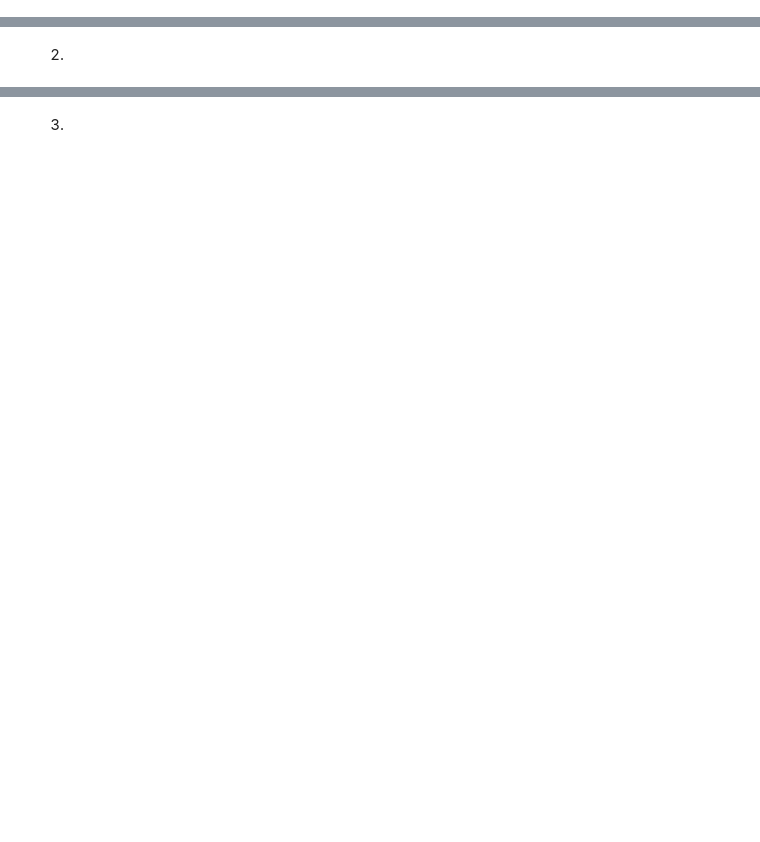
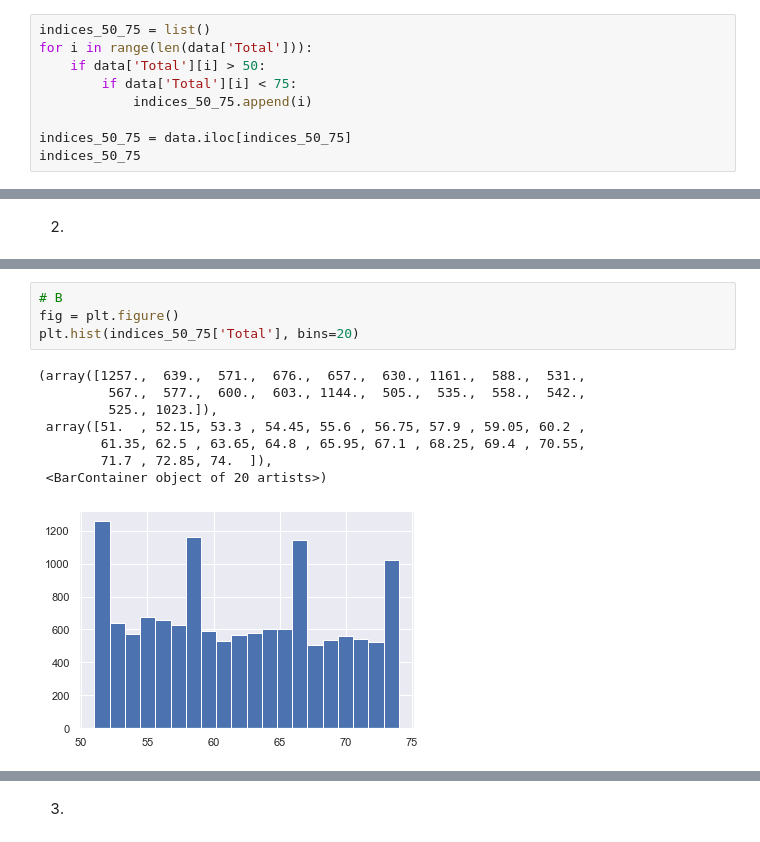
Before and after one commit to nwstetson/PythonTutorials, a Jupyter notebook: tutorial023-ReviewOfIndexingAndLoops.ipynb, the cells around one changed output, grey strips where cells are left out. Saved outputs shown, nothing was run; the diff lists cells and outputs as text; blank space fills up the shorter version.

```diff
--- a/tutorial023-ReviewOfIndexingAndLoops.ipynb
+++ b/tutorial023-ReviewOfIndexingAndLoops.ipynb
@@ -363,2 +407,11 @@ Using the bikers dataframe, what we've discussed above, and some of the plot mak
 # %% [markdown]
 1. (b)
+# %%
+indices_50_75 = list()
+for i in range(len(data['Total'])):
+    if data['Total'][i] > 50:
+        if data['Total'][i] < 75:
+            indices_50_75.append(i)
+
+indices_50_75 = data.iloc[indices_50_75]
+indices_50_75
@@ -368,0 +475,13 @@ Using the bikers dataframe, what we've discussed above, and some of the plot mak
+# %%
+# B
+fig = plt.figure()
+plt.hist(indices_50_75['Total'], bins=20)
+# %% [output]
+(array([1257.,  639.,  571.,  676.,  657.,  630., 1161.,  588.,  531.,
+         567.,  577.,  600.,  603., 1144.,  505.,  535.,  558.,  542.,
+         525., 1023.]),
+ array([51.  , 52.15, 53.3 , 54.45, 55.6 , 56.75, 57.9 , 59.05, 60.2 ,
+        61.35, 62.5 , 63.65, 64.8 , 65.95, 67.1 , 68.25, 69.4 , 70.55,
+        71.7 , 72.85, 74.  ]),
+ <BarContainer object of 20 artists>)
+[figure, added]
```
Also changed, not shown: parts of 16 cells of this notebook, 1 other file.
